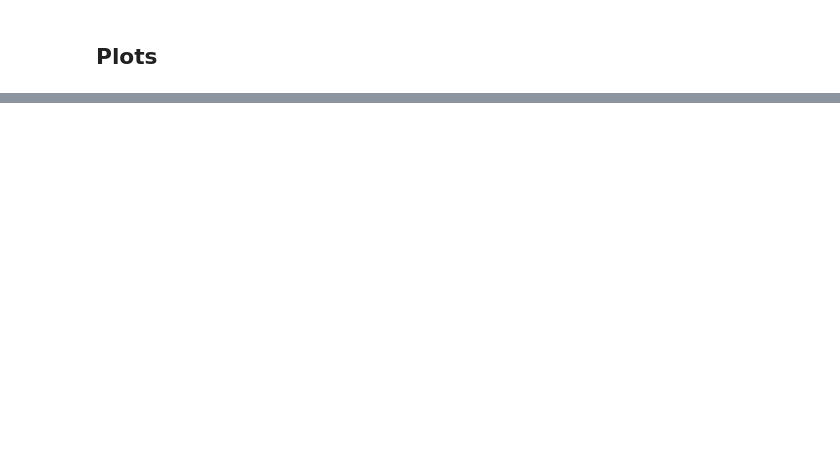
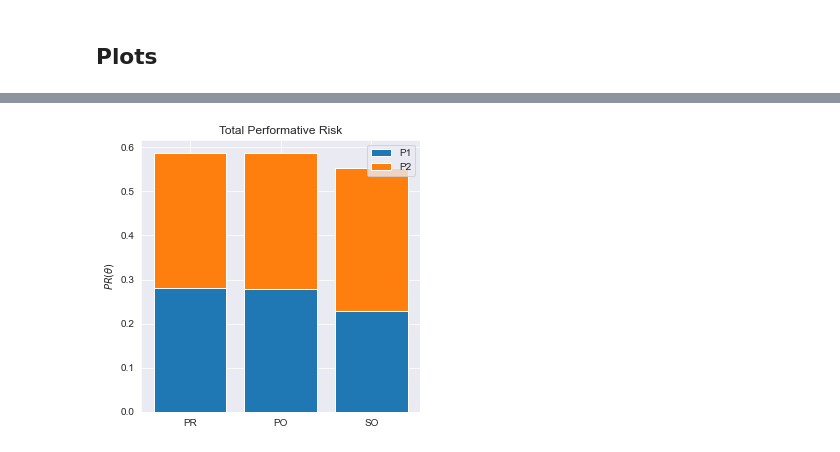
Before and after one commit to evanjfaulkner/DD-Games, a Jupyter notebook: Notebooks/new_code_modified_sim.ipynb, the cells around one changed output, grey strips where cells are left out. Saved outputs shown, nothing was run; the diff lists cells and outputs as text; code cells hidden in the pictures; blank space fills up the shorter version.

```diff
--- a/Notebooks/new_code_modified_sim.ipynb
+++ b/Notebooks/new_code_modified_sim.ipynb
@@ -294,0 +261,11 @@ plt.show()
+# %%
+plt.figure(figsize=(5,5))
+labels = ['PR', 'PO', 'SO']
+plt.bar((1,2,3), (PR_1,PO_1,SO_1), label='P1', tick_label=labels)
+plt.bar((1,2,3), (PR_2,PO_2,SO_2), bottom=(PR_1,PO_1,SO_1), label='P2')
+plt.title('Total Performative Risk')
+plt.ylabel(r'$PR(\theta)$')
+plt.legend()
+plt.show()
+# %% [output]
+[figure, added]
```
Also changed, not shown: parts of 15 cells of this notebook.
